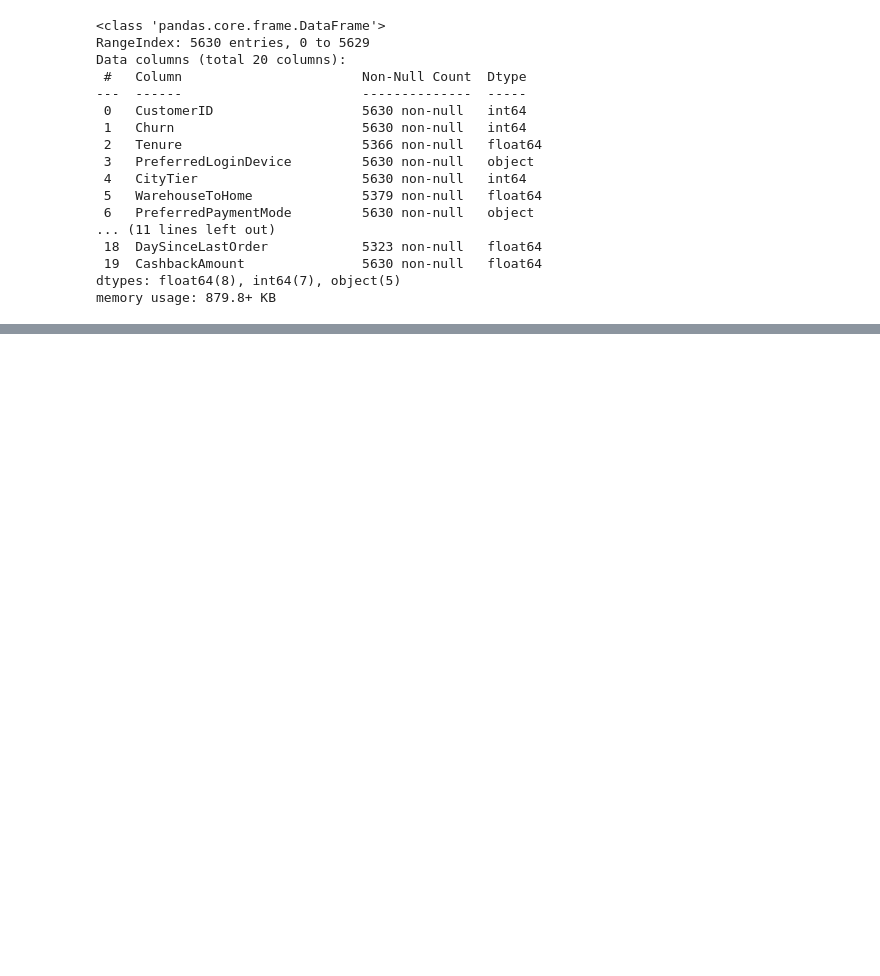
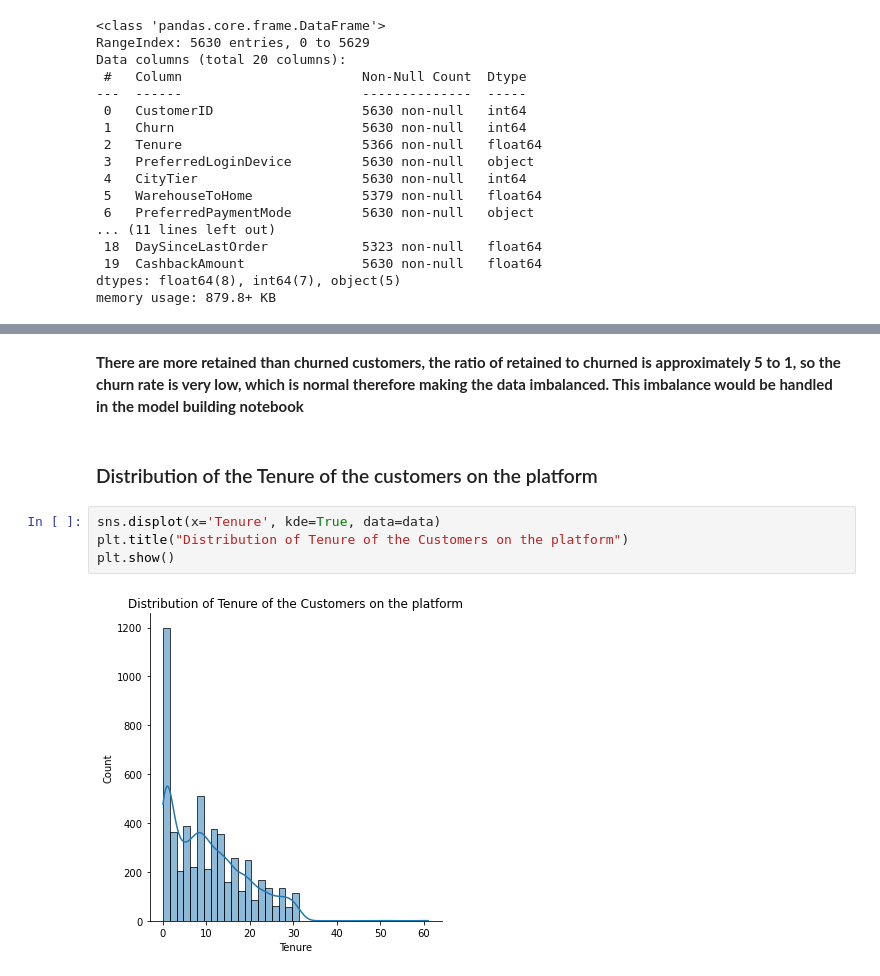
Before and after one commit to wondamo/Data-Science-Projects, a Jupyter notebook: Customer Churn Analysis and Prediction/Exploratory Data Analysis.ipynb, the cells around one changed output, grey strips where cells are left out. Saved outputs shown, nothing was run; the diff lists cells and outputs as text; blank space fills up the shorter version.

```diff
--- a/Customer Churn Analysis and Prediction/Exploratory Data Analysis.ipynb
+++ b/Customer Churn Analysis and Prediction/Exploratory Data Analysis.ipynb
@@ -231,0 +105,10 @@ Percentage increase in orders, Coupon used, and order count also has same distri
+# %% [markdown]
+**There are more retained than churned customers, the ratio of retained to churned is approximately 5 to 1, so the churn rate is very low, which is normal therefore making the data imbalanced. This imbalance would be handled in the model building notebook**
+# %% [markdown]
+### Distribution of the Tenure of the customers on the platform
+# %%
+sns.displot(x='Tenure', kde=True, data=data)
+plt.title("Distribution of Tenure of the Customers on the platform")
+plt.show()
+# %% [output]
+[figure, added]
```
Also changed, not shown: parts of 54 cells of this notebook, 1 other file.
